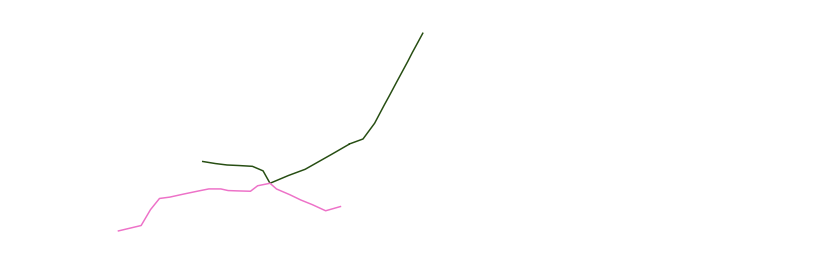
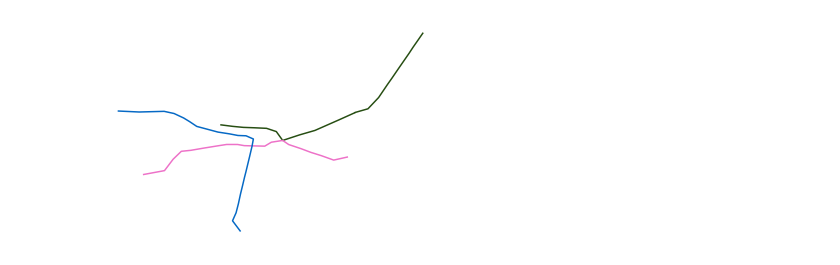
Before and after one commit to DanielCarmonaPhantom/Rutas-Del-Metro, a Jupyter notebook: inicio.ipynb, the cells around one changed output. Cells and saved outputs as stored; diff of their text form; code cells hidden in the pictures.

```diff
--- a/inicio.ipynb
+++ b/inicio.ipynb
@@ -19,6 +19,7 @@ def obtener_linea(linea):
     return plt.plot(x, y, color=color)
 # %%
 obtener_linea('B')
-obtener_linea('1');
+obtener_linea('1')
+obtener_linea('2');
 # %% [output]
-[figure, old version]
+[figure, new version]
```
Also changed, not shown: parts of 12 cells of this notebook, 8 other files.
